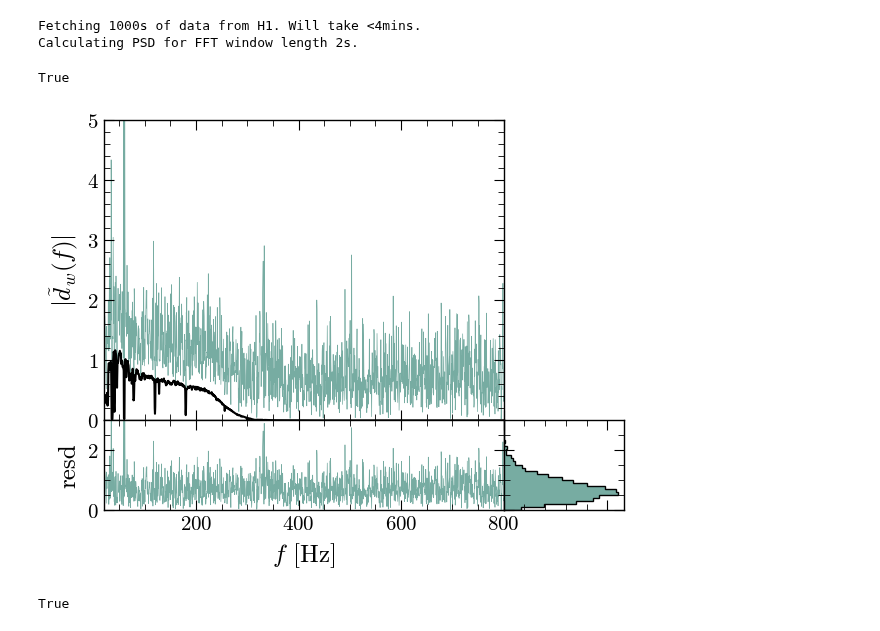
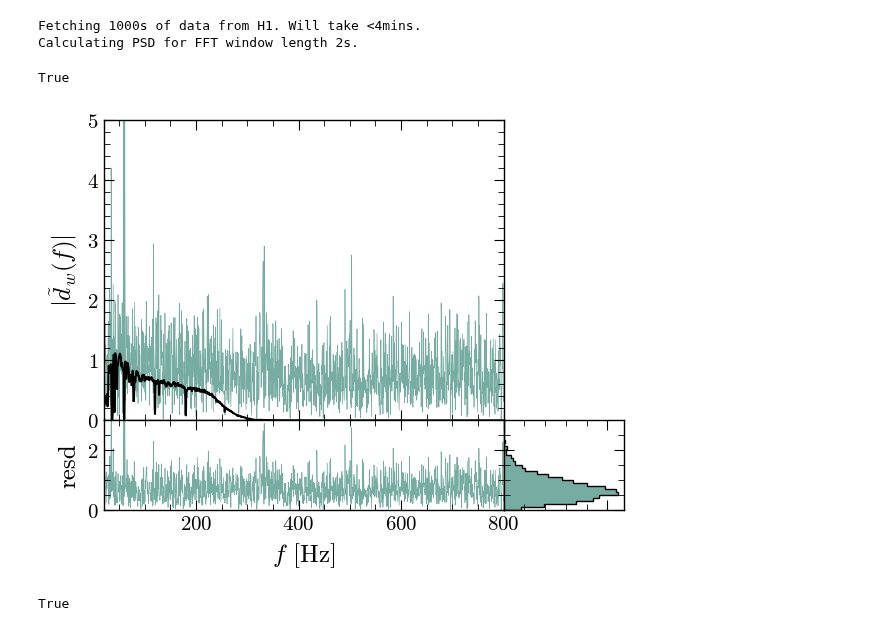
Before and after one commit to james-alvey-42/gw-mist, a Jupyter notebook: notebooks/week9/newgen.ipynb, the cells around one changed output. Drawn from its saved outputs; the diff is of its cells as text; code cells hidden in the pictures.

```diff
--- a/notebooks/week9/newgen.ipynb
+++ b/notebooks/week9/newgen.ipynb
@@ -368,37 +375,37 @@ Calculating PSD for FFT window length 2s.
 # %%
 noise = gw.get_noise_fd(4)[0]
 theta = gw._fd_theta_batched(4)
 mu = gw._fd_waveform_batched(theta)[0]
 f = gw.frequencies
 
 fig, ax = pf.create_plot()
 plt.setp(ax.get_xticklabels(), visible=False)
 ax2 = fig.add_axes((0,-.3,1,.3), sharex=ax)
 ax3 = fig.add_axes((1,-.3,.3,.3), sharey=ax2)
 plt.setp(ax3.get_xticklabels(), visible=False)
 plt.setp(ax3.get_yticklabels(), visible=False)
 axes = [ax,ax2,ax3]
 
-ax.plot(f, noise+mu, color='#77aca2', lw=0.5)
-ax.plot(f,mu, color='k')
+ax.plot(f, np.abs(noise+mu), color='#77aca2', lw=0.5)
+ax.plot(f,np.abs(mu), color='k')
 
-ax2.plot(f, noise, color='#77aca2', lw=0.5)
+ax2.plot(f, np.abs(noise), color='#77aca2', lw=0.5)
 
-ax3.hist(noise,bins=np.linspace(0,5,50), histtype='step', orientation='horizontal', density=True, color='k')
-ax3.hist(noise,bins=np.linspace(0,5,50), orientation='horizontal', density=True, color='#77aca2')
+ax3.hist(np.abs(noise),bins=np.linspace(0,5,50), histtype='step', orientation='horizontal', density=True, color='k')
+ax3.hist(np.abs(noise),bins=np.linspace(0,5,50), orientation='horizontal', density=True, color='#77aca2')
 
 ax2.set_xlabel(r'$f$ [Hz]')
 ax.set_ylabel(r'$|\tilde{d}_w(f)|$')
 ax.set_xlim([20,800])
 ax.set_ylim([0,5])
 ax2.set_ylim([0,3])
 
 ax2.set_ylabel('resd')
 
 pf.fix_plot(axes)
 # %% [output]
 True
-[figure, old version]
+[figure, new version]
 # %%
 fig2, secax = pf.create_plot()
 
```
Also changed, not shown: parts of 10 cells of this notebook.
